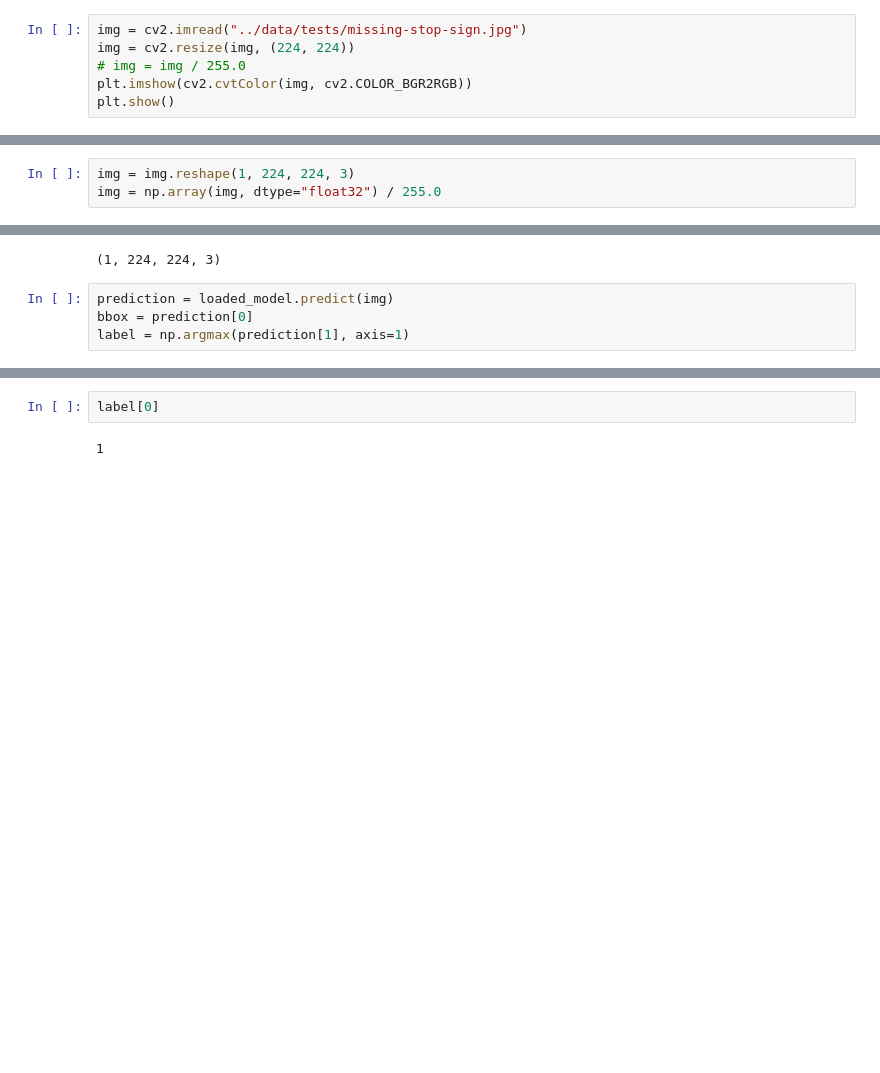
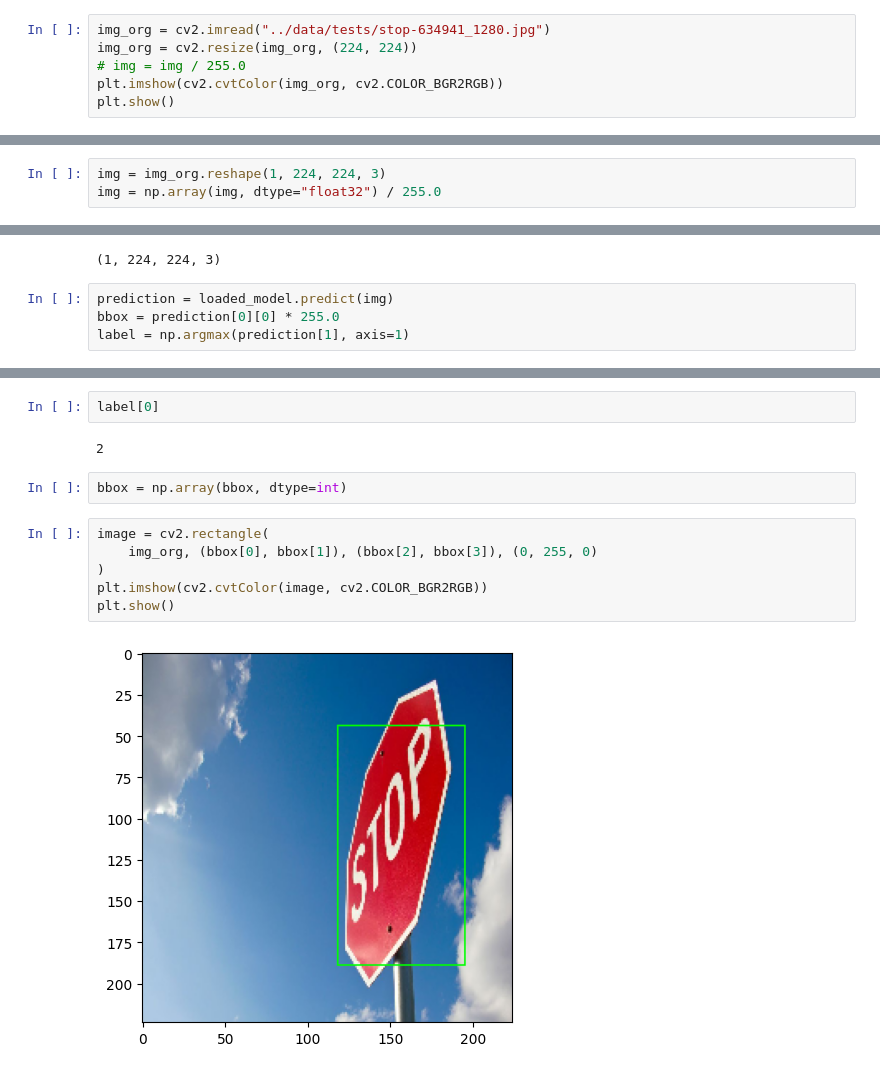
Before and after one commit to VMD121199/road-sign-detection, a Jupyter notebook: notebooks/predict.ipynb, the cells around one changed output, grey strips where cells are left out. Saved outputs shown, nothing was run; the diff lists cells and outputs as text; blank space fills up the shorter version.

Commit message:
Merge branch 'main' of https://github.com/VMD121199/road-sign-detection into feature/create-test

```diff
--- a/notebooks/predict.ipynb
+++ b/notebooks/predict.ipynb
@@ -26,15 +26,15 @@ Trainable params: 16,528,696
 Non-trainable params: 14,714,688
 __________________________________________________________________________________________________
 # %%
-img = cv2.imread("../data/tests/missing-stop-sign.jpg")
-img = cv2.resize(img, (224, 224))
+img_org = cv2.imread("../data/tests/stop-634941_1280.jpg")
+img_org = cv2.resize(img_org, (224, 224))
 # img = img / 255.0
-plt.imshow(cv2.cvtColor(img, cv2.COLOR_BGR2RGB))
+plt.imshow(cv2.cvtColor(img_org, cv2.COLOR_BGR2RGB))
 plt.show()
 # %% [output]
 [figure]
 # %%
-img = img.reshape(1, 224, 224, 3)
+img = img_org.reshape(1, 224, 224, 3)
 img = np.array(img, dtype="float32") / 255.0
 # %%
 img.shape
@@ -42,6 +42,6 @@ img.shape
 (1, 224, 224, 3)
 # %%
 prediction = loaded_model.predict(img)
-bbox = prediction[0]
+bbox = prediction[0][0] * 255.0
 label = np.argmax(prediction[1], axis=1)
 # %% [output]
@@ -49,4 +49,14 @@ label = np.argmax(prediction[1], axis=1)
 # %%
 label[0]
 # %% [output]
-1
+2
+# %%
+bbox = np.array(bbox, dtype=int)
+# %%
+image = cv2.rectangle(
+    img_org, (bbox[0], bbox[1]), (bbox[2], bbox[3]), (0, 255, 0)
+)
+plt.imshow(cv2.cvtColor(image, cv2.COLOR_BGR2RGB))
+plt.show()
+# %% [output]
+[figure, added]
```
Also changed, not shown: parts of 1 cell of this notebook.
